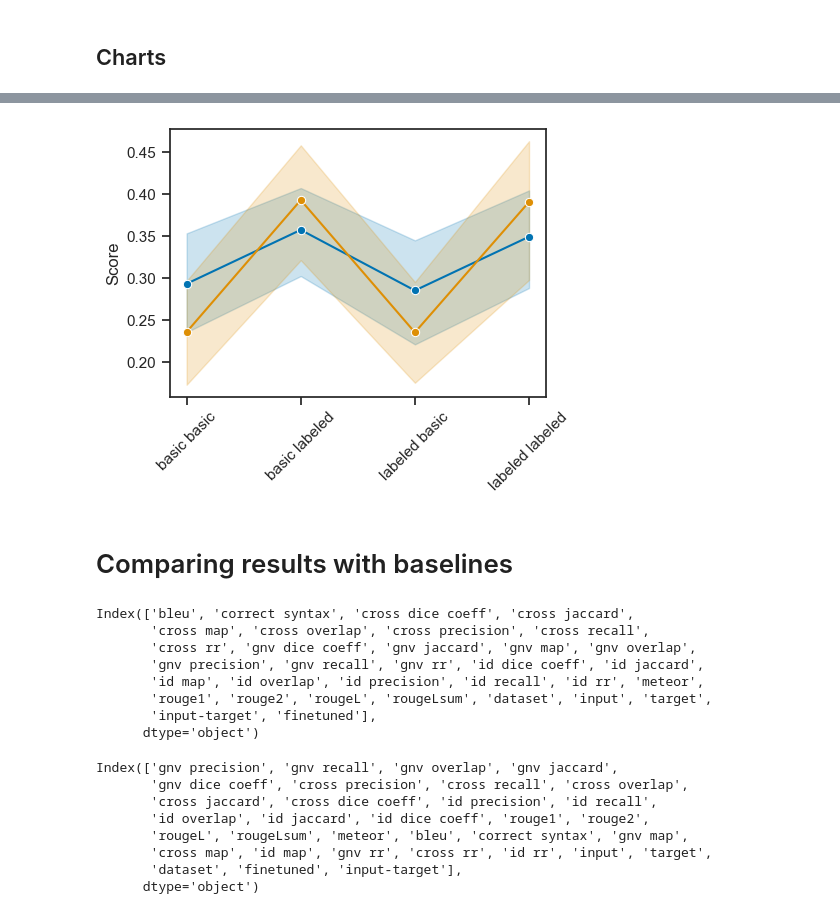
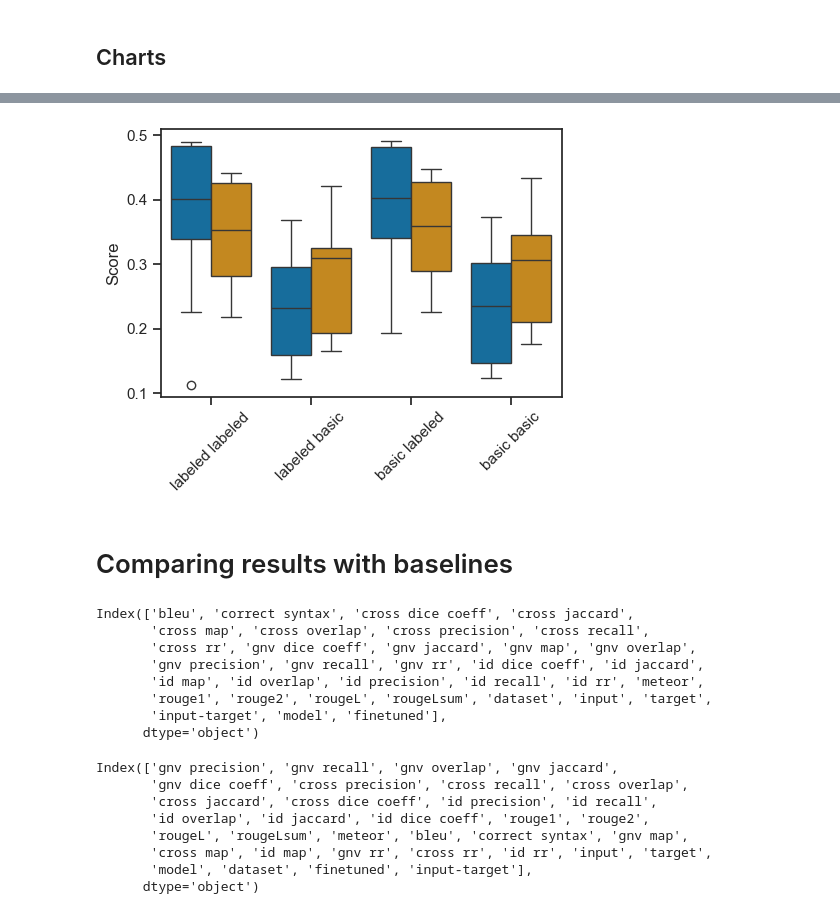
Before and after one commit to Gratic/Finetuning-LLM-for-SPARQL-generation, a Jupyter notebook: scripts/experiment_results.ipynb, the cells around one changed output, grey strips where cells are left out. Saved outputs shown, nothing was run; the diff lists cells and outputs as text; code cells hidden in the pictures.

Commit message:
feat: updated charts

```diff
--- a/scripts/experiment_results.ipynb
+++ b/scripts/experiment_results.ipynb
@@ -724,20 +723,21 @@ plt.show()
 # %%
-config_diff = final_df[b_mt_metrics].groupby(['model', 'input', 'target'])[['bleu', 'meteor', 'rouge1', 'rouge2', 'rougeL', 'rougeLsum', 'correct syntax']].mean().reset_index()
+config_diff = final_df[b_mt_metrics][['model', 'input', 'target', 'bleu', 'meteor', 'rouge1', 'rouge2', 'rougeL', 'rougeLsum', 'correct syntax']]
 df_melted_config_diff = config_diff.melt(id_vars=['model', 'input', 'target'], var_name='metric', value_name='score')
 df_melted_config_diff['config'] = df_melted_config_diff[['input', 'target']].apply(lambda x: x['input'] + ' ' + x['target'], axis=1)
 df_melted_config_diff
+
 plt.figure(figsize=(5, 4))
-sns.lineplot(data=df_melted_config_diff, x='config', y='score', hue='model', marker='o')
+sns.boxplot(data=df_melted_config_diff, x='config', y='score', hue='model')
 plt.xlabel(None)
 plt.ylabel('Score')
 plt.xticks(rotation=45)
 # plt.legend(title='Model', bbox_to_anchor=(1.00, 1), loc='upper left')
 plt.legend().remove()
 # Adjust layout and display the plot
 plt.tight_layout()
 plt.show()
 # %% [output]
-[figure, old version]
+[figure, new version]
 # %% [markdown]
 # Comparing results with baselines
 # %%
@@ -747,6 +747,7 @@ plt.show()
 # bvt_mistral_512['finetuned'] = True
 # df_compare = pd.DataFrame(data=[bvt_mistral_2048, bvt_mistral_512])
 df_compare = mixed.copy()
+df_compare["model"] = pd.Series(data=['Mistral*']*len(df_compare))
 df_compare['finetuned'] = df_compare['id overlap'].apply(lambda x: True)
 df_compare = df_compare.drop(['Name', 'cross mean average precision', 'cross mean reciprocal rank',
        'gnv mean average precision', 'gnv mean reciprocal rank',
@@ -760,13 +761,13 @@ Index(['bleu', 'correct syntax', 'cross dice coeff', 'cross jaccard',
        'gnv precision', 'gnv recall', 'gnv rr', 'id dice coeff', 'id jaccard',
        'id map', 'id overlap', 'id precision', 'id recall', 'id rr', 'meteor',
        'rouge1', 'rouge2', 'rougeL', 'rougeLsum', 'dataset', 'input', 'target',
-       'input-target', 'finetuned'],
+       'input-target', 'model', 'finetuned'],
       dtype='object')
 # %%
 temp_compare = final_df.copy()
-temp_compare['finetuned'] = temp_compare['id overlap'].apply(lambda x: False)
+temp_compare['finetuned'] = temp_compare['id overlap'].apply(lambda x: False) # Just filling the column with False
 temp_compare['input-target'] = temp_compare.apply(lambda x: x['input'] + " " + x["target"], axis=1)
-temp_compare = temp_compare.drop(['model'], axis=1)
+# temp_compare = temp_compare.drop(['model'], axis=1)
 temp_compare.columns
 # %% [output]
 Index(['gnv precision', 'gnv recall', 'gnv overlap', 'gnv jaccard',
@@ -775,7 +776,7 @@ Index(['gnv precision', 'gnv recall', 'gnv overlap', 'gnv jaccard',
        'id overlap', 'id jaccard', 'id dice coeff', 'rouge1', 'rouge2',
        'rougeL', 'rougeLsum', 'meteor', 'bleu', 'correct syntax', 'gnv map',
        'cross map', 'id map', 'gnv rr', 'cross rr', 'id rr', 'input', 'target',
-       'dataset', 'finetuned', 'input-target'],
+       'model', 'dataset', 'finetuned', 'input-target'],
       dtype='object')
 # %%
 df_compare = pd.concat([df_compare, temp_compare])
```
Also changed, not shown: parts of 12 cells of this notebook, 1 other file.
